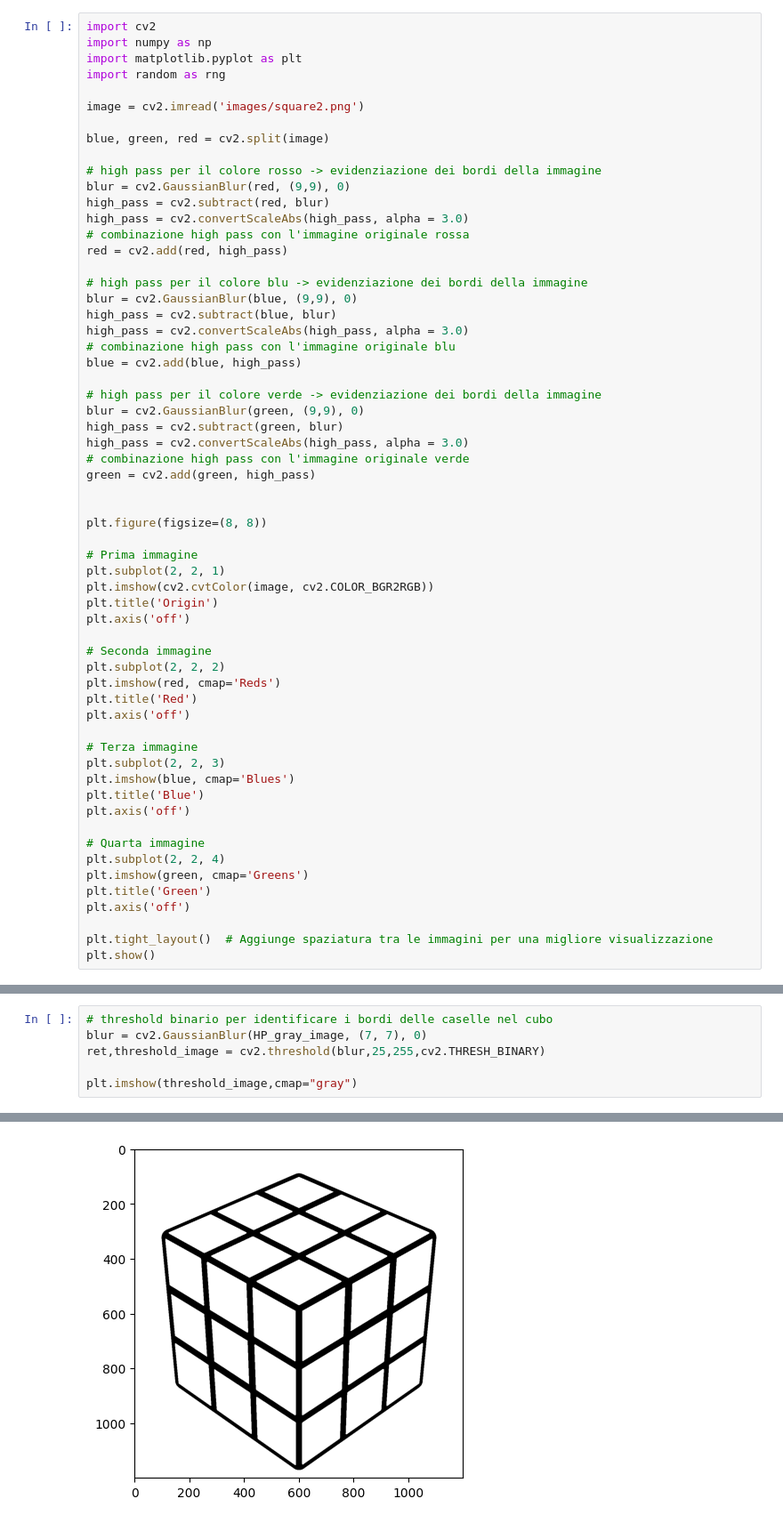
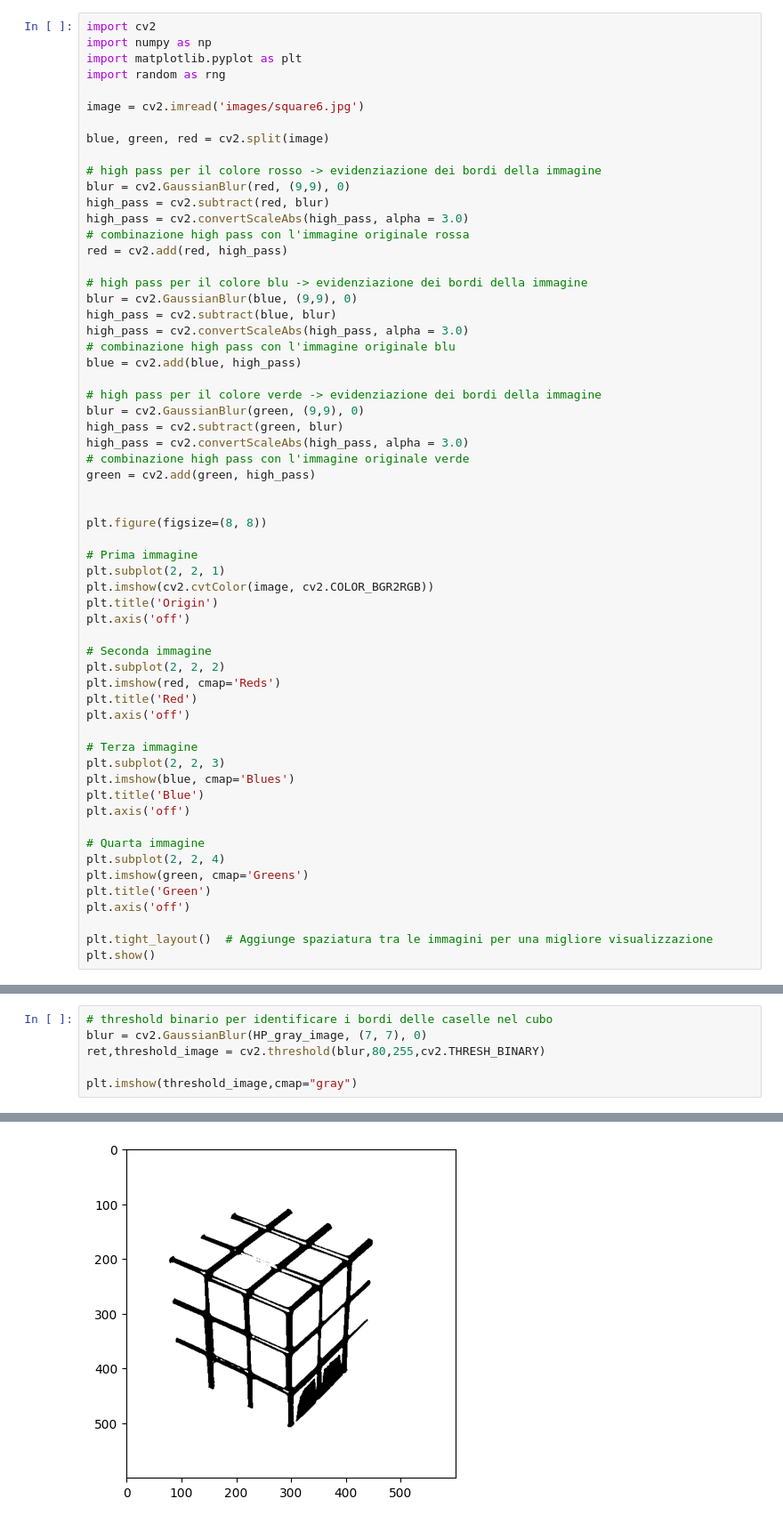
Before and after one commit to andrea25512/SIV-RubiksCube, a Jupyter notebook: code.ipynb, the cells around one changed output, grey strips where cells are left out. Shown at 89% size. Cells and saved outputs as stored; diff of their text form.

```diff
--- a/code.ipynb
+++ b/code.ipynb
@@ -4,7 +4,7 @@ import numpy as np
 import matplotlib.pyplot as plt
 import random as rng
 
-image = cv2.imread('images/square2.png')
+image = cv2.imread('images/square6.jpg')
 
 blue, green, red = cv2.split(image)
 
@@ -69,12 +69,12 @@ plt.imshow(HP_gray_image,cmap="gray")
 # %%
 # threshold binario per identificare i bordi delle caselle nel cubo
 blur = cv2.GaussianBlur(HP_gray_image, (7, 7), 0)
-ret,threshold_image = cv2.threshold(blur,25,255,cv2.THRESH_BINARY)
+ret,threshold_image = cv2.threshold(blur,80,255,cv2.THRESH_BINARY)
 
 plt.imshow(threshold_image,cmap="gray")
 # %% [output]
 <matplotlib.image.AxesImage at 0x...>
-[figure, old version]
+[figure, new version]
 # %%
 # edge detection
 edged = cv2.Canny(threshold_image, 30, 200)
```
Also changed, not shown: parts of 8 cells of this notebook.
